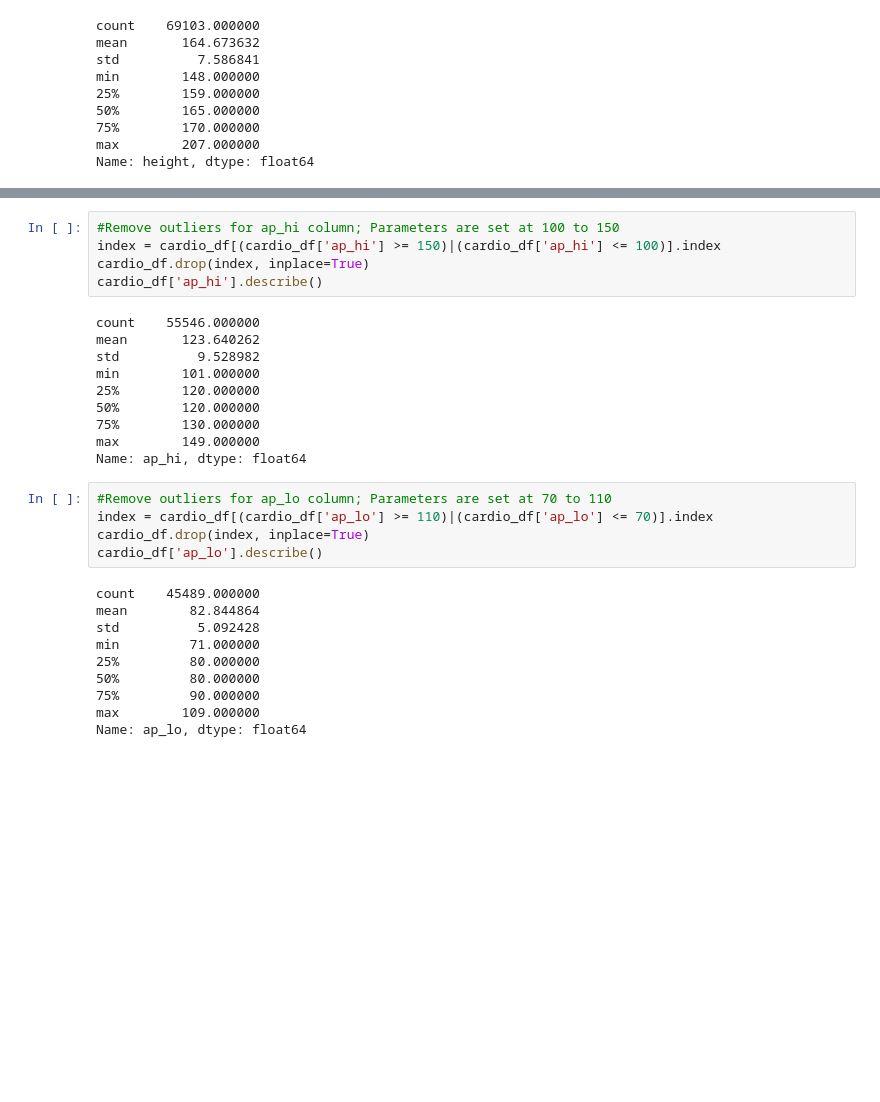
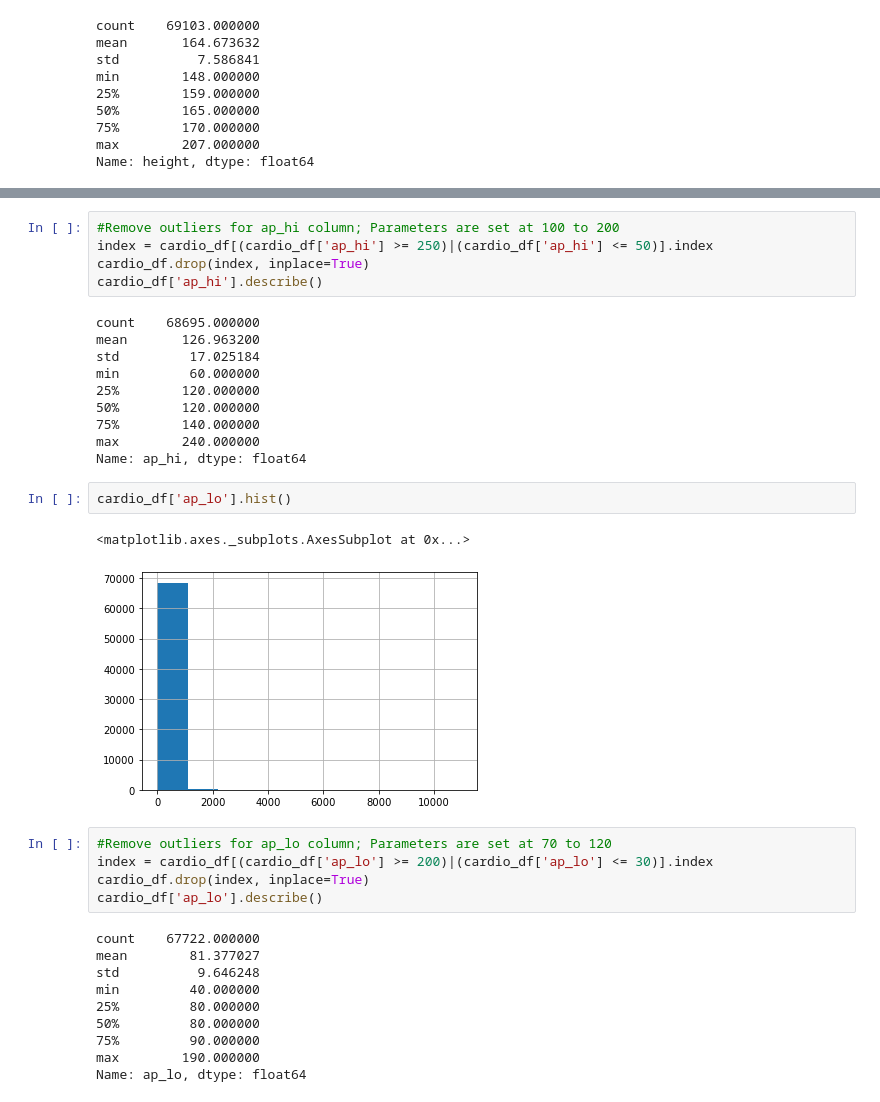
Before and after one commit to enrique-bustamante/Group2_Cardiovascular_Project, a Jupyter notebook: Database/Cardiovascular_Project.ipynb, the cells around one changed output, grey strips where cells are left out. Saved outputs shown, nothing was run; the diff lists cells and outputs as text; blank space fills up the shorter version.

```diff
--- a/Database/Cardiovascular_Project.ipynb
+++ b/Database/Cardiovascular_Project.ipynb
@@ -131,32 +183,37 @@ min         46.000000
 max        135.000000
 Name: weight, dtype: float64
 # %%
-#Remove outliers for ap_hi column; Parameters are set at 100 to 150
-index = cardio_df[(cardio_df['ap_hi'] >= 150)|(cardio_df['ap_hi'] <= 100)].index
+#Remove outliers for ap_hi column; Parameters are set at 100 to 200
+index = cardio_df[(cardio_df['ap_hi'] >= 250)|(cardio_df['ap_hi'] <= 50)].index
 cardio_df.drop(index, inplace=True)
 cardio_df['ap_hi'].describe()
 # %% [output]
-count    55546.000000
-mean       123.640262
-std          9.528982
-min        101.000000
+count    68695.000000
+mean       126.963200
+std         17.025184
+min         60.000000
 25%        120.000000
 50%        120.000000
-75%        130.000000
-max        149.000000
+75%        140.000000
+max        240.000000
 Name: ap_hi, dtype: float64
+# %%
+cardio_df['ap_lo'].hist()
+# %% [output]
+<matplotlib.axes._subplots.AxesSubplot at 0x...>
+[figure, added]
 # %%
-#Remove outliers for ap_lo column; Parameters are set at 70 to 110
-index = cardio_df[(cardio_df['ap_lo'] >= 110)|(cardio_df['ap_lo'] <= 70)].index
+#Remove outliers for ap_lo column; Parameters are set at 70 to 120
+index = cardio_df[(cardio_df['ap_lo'] >= 200)|(cardio_df['ap_lo'] <= 30)].index
 cardio_df.drop(index, inplace=True)
 cardio_df['ap_lo'].describe()
 # %% [output]
-count    45489.000000
-mean        82.844864
-std          5.092428
-min         71.000000
+count    67722.000000
+mean        81.377027
+std          9.646248
+min         40.000000
 25%         80.000000
 50%         80.000000
 75%         90.000000
-max        109.000000
+max        190.000000
 Name: ap_lo, dtype: float64
```
Also changed, not shown: parts of 21 cells of this notebook, 5 other files.
